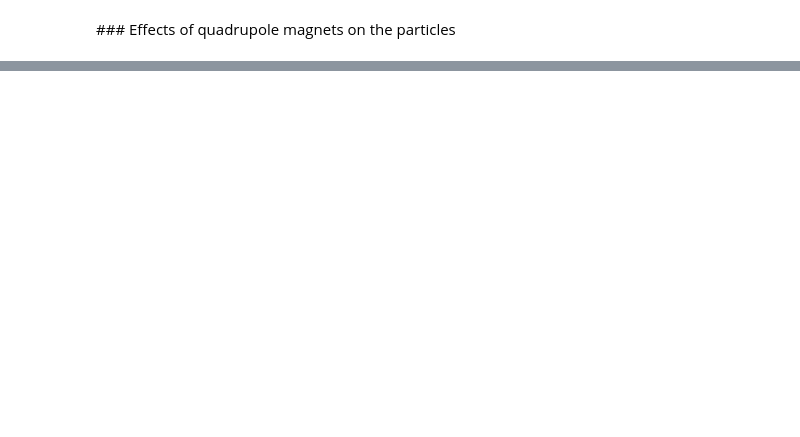
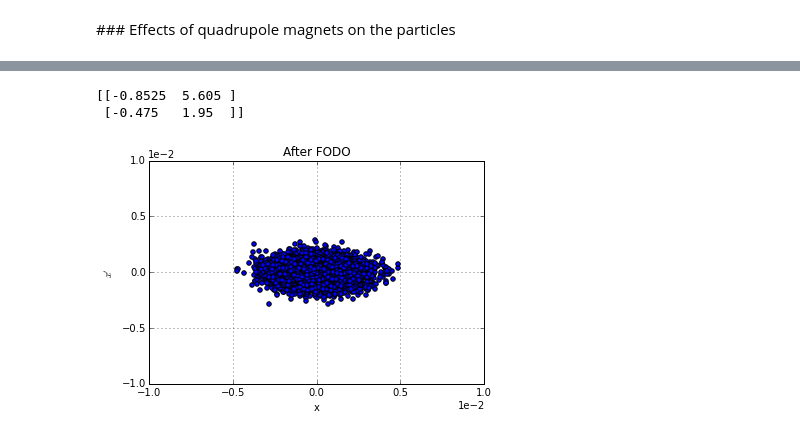
Before and after one commit to jfwagner/Toolkit, a Jupyter notebook: notebooks/magnets.ipynb, the cells around one changed output, grey strips where cells are left out. Saved outputs shown, nothing was run; the diff lists cells and outputs as text; code cells hidden in the pictures; blank space fills up the shorter version.

Commit message:
Finishing up magnets notebook - Added FODO cell

```diff
--- a/notebooks/magnets.ipynb
+++ b/notebooks/magnets.ipynb
@@ -483,0 +493,36 @@ plt.ylabel('y [m]')
+# %%
+# Multiplication of the matrices
+total_matrix = dot(dot(dot(drift, defocusing), drift), focusing)
+print total_matrix
+# %% [output]
+[[-0.8525  5.605 ]
+ [-0.475   1.95  ]]
+# %%
+# Tracking transverse
+
+particles = len(x)
+turns = 1000
+vector_transverse = np.vstack((x, xp))
+
+x_turn = np.zeros((turns, particles))
+xp_turn = np.zeros((turns, particles))
+
+for t in xrange(0,turns):
+    x_new = dot(total_matrix, vector_transverse)
+    vector_transverse = x_new
+    x_final = vector_transverse
+    for i in xrange(0, particles):
+        x_turn[t][i] = x_final[0][i]
+        xp_turn[t][i] = x_final[1][i]
+
+plt.scatter(x_final[0], x_final[1])
+plt.title('After FODO')
+plt.ylabel("$x'$")
+plt.xlabel('x')
+plt.xlim([-0.01, 0.01])
+plt.ylim([-0.01, 0.01])
+plt.ticklabel_format(style='sci',axis='y',scilimits=(0,0))
+plt.ticklabel_format(style='sci',axis='x',scilimits=(0,0))
+plt.grid(b=None, which='major')
+# %% [output]
+[figure, added]
```
Also changed, not shown: parts of 10 cells of this notebook.
